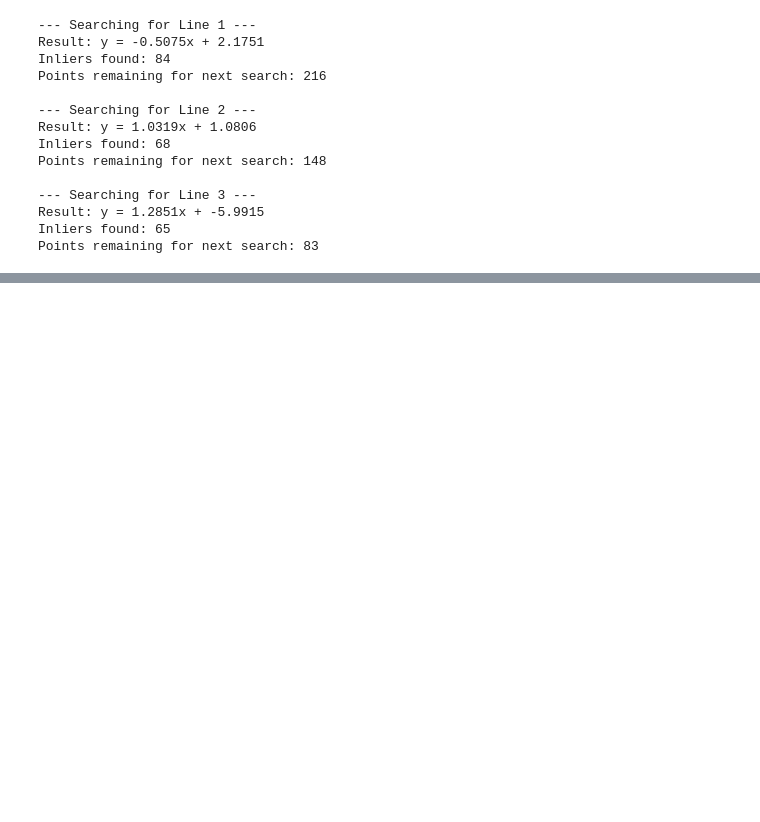
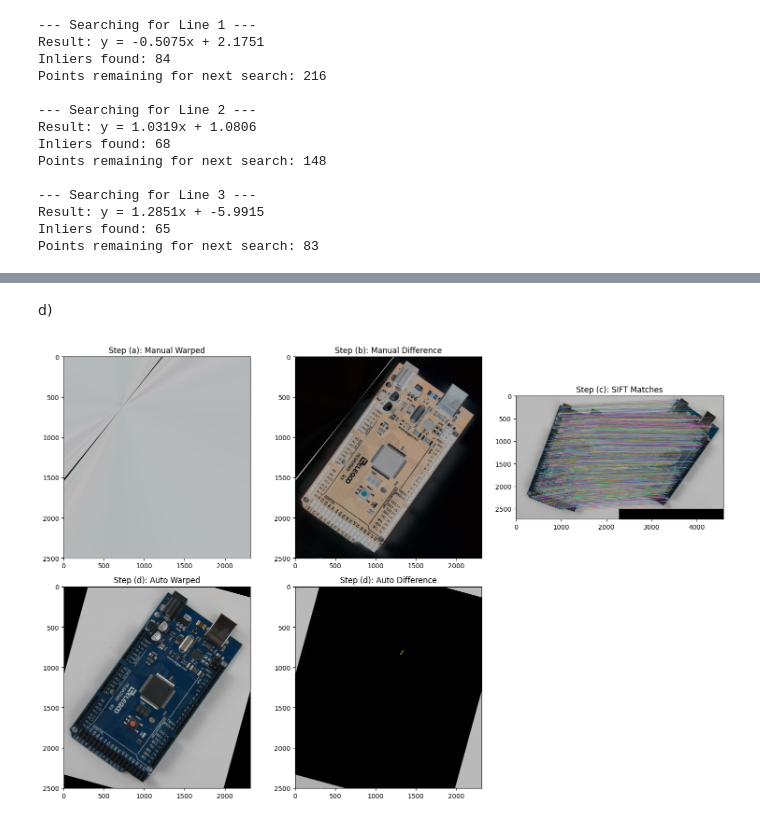
Before and after one commit to SeneshaMandakini/Fitting_Allignment, a Jupyter notebook: file.ipynb, the cells around one changed output, grey strips where cells are left out. Saved outputs shown, nothing was run; the diff lists cells and outputs as text; code cells hidden in the pictures; blank space fills up the shorter version.

```diff
--- a/file.ipynb
+++ b/file.ipynb
@@ -143,0 +280,23 @@ Points remaining for next search: 83
+# %% [markdown]
+d)
+# %%
+src_pts = np.float32([ kp1[m.queryIdx].pt for m in good_matches ]).reshape(-1, 1, 2)
+dst_pts = np.float32([ kp2[m.trainIdx].pt for m in good_matches ]).reshape(-1, 1, 2)
+# %%
+H_auto, mask = cv2.findHomography(src_pts, dst_pts, cv2.RANSAC, 5.0)
+# %%
+im1_warped_auto = cv2.warpPerspective(im1, H_auto, (width, height))
+# %%
+diff_auto = cv2.absdiff(im2, im1_warped_auto)
+# %%
+plt.figure(figsize=(15, 10))
+plt.subplot(2, 3, 1), plt.imshow(cv2.cvtColor(im1_warped_manual, cv2.COLOR_BGR2RGB)), plt.title('Step (a): Manual Warped')
+plt.subplot(2, 3, 2), plt.imshow(cv2.cvtColor(diff_manual, cv2.COLOR_BGR2RGB)), plt.title('Step (b): Manual Difference')
+plt.subplot(2, 3, 3), plt.imshow(cv2.cvtColor(img_matches, cv2.COLOR_BGR2RGB)), plt.title('Step (c): SIFT Matches')
+plt.subplot(2, 3, 4), plt.imshow(cv2.cvtColor(im1_warped_auto, cv2.COLOR_BGR2RGB)), plt.title('Step (d): Auto Warped')
+plt.subplot(2, 3, 5), plt.imshow(cv2.cvtColor(diff_auto, cv2.COLOR_BGR2RGB)), plt.title('Step (d): Auto Difference')
+
+plt.tight_layout()
+plt.show()
+# %% [output]
+[figure, added]
```
Also changed, not shown: parts of 28 cells of this notebook.
